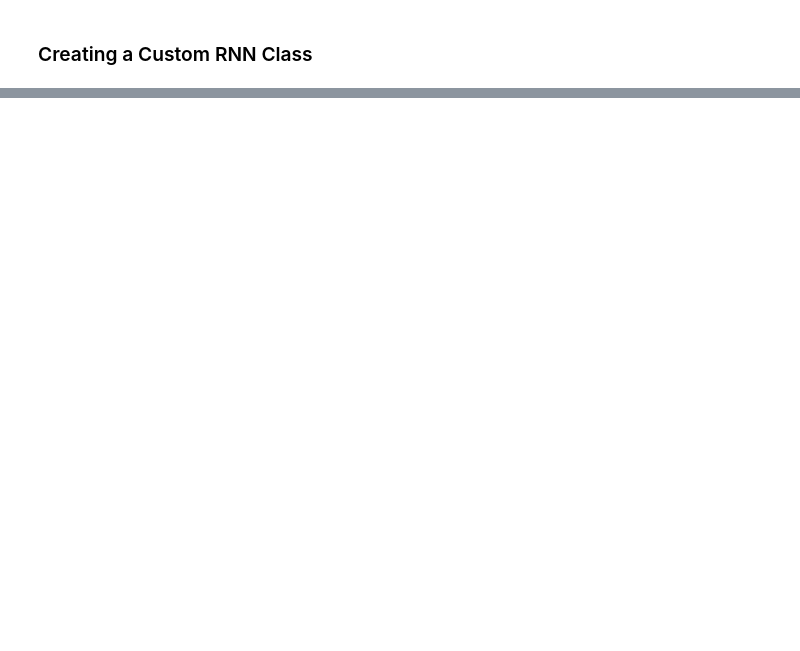
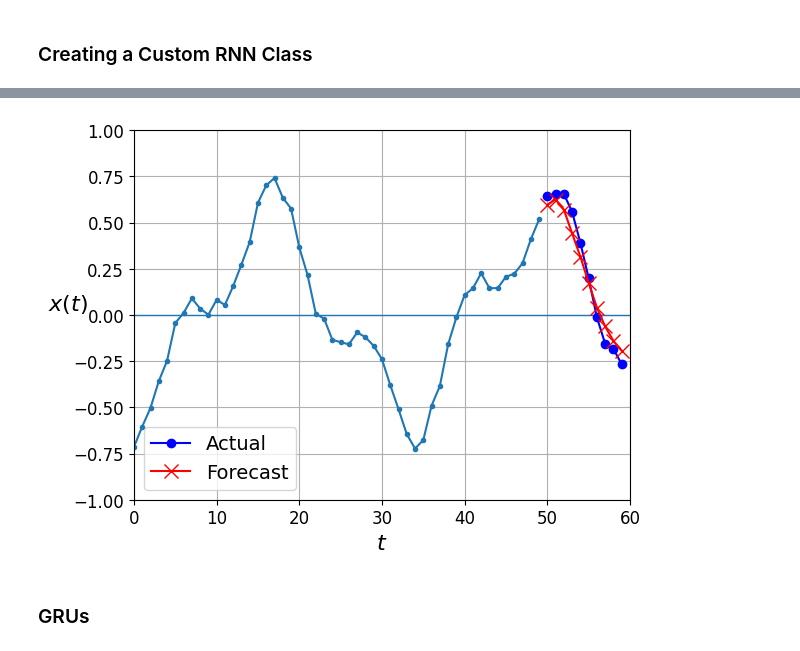
Before and after one commit to Divyanshyadavofficial/RNN, a Jupyter notebook: Sequences_and_RNNs.ipynb, the cells around one changed output, grey strips where cells are left out. Drawn from its saved outputs; the diff is of its cells as text; code cells hidden in the pictures; blank space fills up the shorter version.

```diff
--- a/Sequences_and_RNNs.ipynb
+++ b/Sequences_and_RNNs.ipynb
@@ -712,0 +754,6 @@ Epoch 20/20
+# %%
+np.random.seed(43)
+
+series = generate_time_series(1, 50 + 10)
+X_new, Y_new = series[:, :50, :], series[:, 50:, :]
+Y_pred = model.predict(X_new)[:, -1][..., np.newaxis]
@@ -712,0 +762,7 @@ Epoch 20/20
+# %%
+plot_multiple_forecasts(X_new, Y_new, Y_pred)
+plt.show()
+# %% [output]
+[figure, added]
+# %% [markdown]
+### GRUs
```
Also changed, not shown: parts of 21 cells of this notebook.
